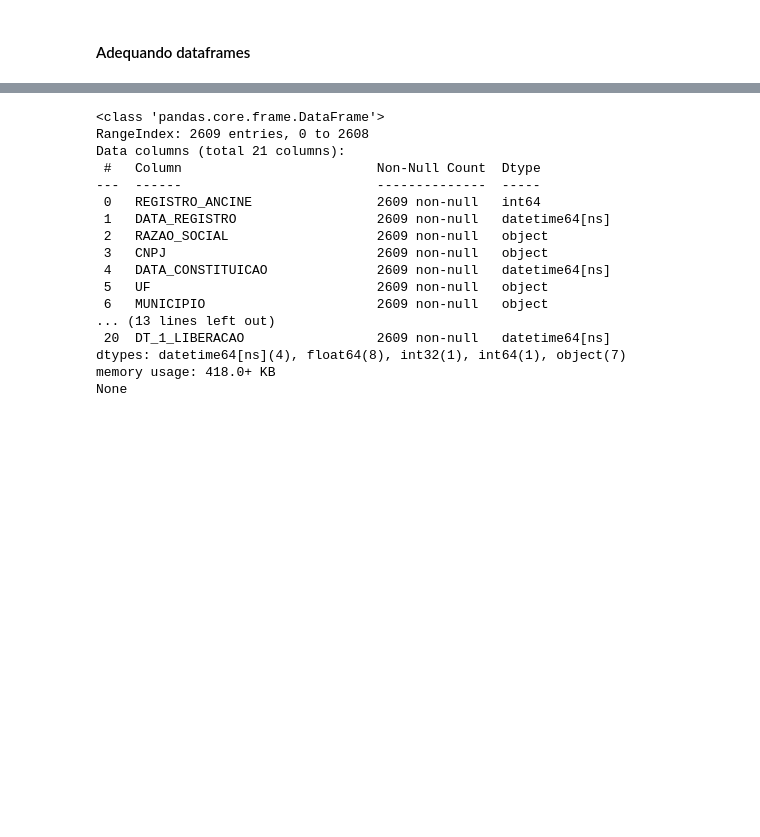
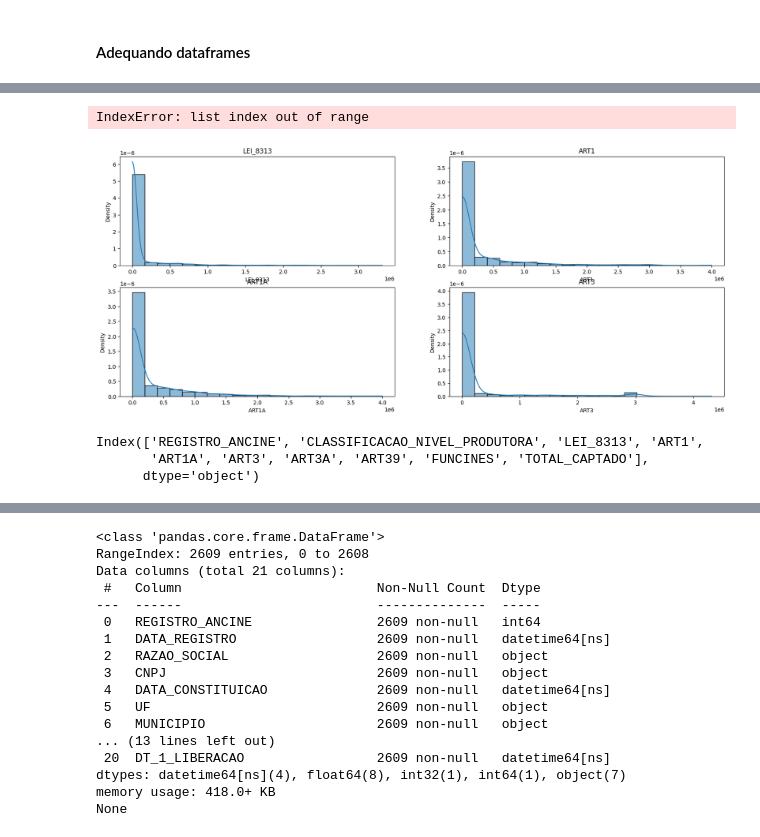
Before and after one commit to fonsecadados/AgenciaNacionalDoCinema_ANCINE, a Jupyter notebook: ANCINE_DesafiosEOportunidades.ipynb, the cells around one changed output, grey strips where cells are left out. Drawn from its saved outputs; the diff is of its cells as text; code cells hidden in the pictures; blank space fills up the shorter version.

```diff
--- a/ANCINE_DesafiosEOportunidades.ipynb
+++ b/ANCINE_DesafiosEOportunidades.ipynb
@@ -906,0 +921,42 @@ SyntaxError: invalid syntax (4104540725.py, line 3)
+# %%
+fsa_desembolso_numerical = fsa_desembolso.select_dtypes(exclude=('datetime64[ns]', 'object', 'bool'))
+renuncia_fiscal_numerical = renuncia_fiscal.select_dtypes(exclude=('datetime64[ns]', 'object', 'bool'))
+
+fig = plt.figure(figsize=(20,8))
+axs = [None] * 4
+gs = gridspec.GridSpec(2, 2)
+axs[0] = fig.add_subplot(gs[0,0])
+axs[1] = fig.add_subplot(gs[0,1])
+axs[2] = fig.add_subplot(gs[1,0])
+axs[3] = fig.add_subplot(gs[1,1])
+
+n_bins = 20
+
+
+# # Plot histograms
+# for i, column in enumerate(['CLASSIFICACAO_NIVEL_PRODUTORA', 'ANO_CHAMADA_PUBLICA', 'VL_CONTRATO_DOU', 'VL_TOTAL_LIBERADO']):
+#     sns.histplot(fsa_desembolso_numerical[column], bins=n_bins, kde=True, ax=axs[i], stat='density')
+#     axs[i].set_title(column)
+
+    # Plot histograms
+for i, column in enumerate(['LEI_8313', 'ART1',
+       'ART1A', 'ART3', 'ART3A', 'ART39', 'FUNCINES', 'TOTAL_CAPTADO']):
+    sns.histplot(renuncia_fiscal_numerical[column], bins=n_bins, kde=True, ax=axs[i], stat='density')
+    axs[i].set_title(column)
+
+# axs[0].hist(fsa_desembolso_numerical['CLASSIFICACAO_NIVEL_PRODUTORA'], bins=n_bins, density=True, histtype='stepfilled')
+# axs[1].hist(fsa_desembolso_numerical['ANO_CHAMADA_PUBLICA'], bins=n_bins, density=True)
+# axs[2].hist(fsa_desembolso_numerical['VL_CONTRATO_DOU'], bins=n_bins, density=True)
+# axs[3].hist(fsa_desembolso_numerical['VL_TOTAL_LIBERADO'], bins=n_bins, density=True)
+
+plt.tight_layout()
+plt.show()
+# %% [output]
+IndexError: list index out of range
+[figure, added]
+# %%
+renuncia_fiscal_numerical.columns
+# %% [output]
+Index(['REGISTRO_ANCINE', 'CLASSIFICACAO_NIVEL_PRODUTORA', 'LEI_8313', 'ART1',
+       'ART1A', 'ART3', 'ART3A', 'ART39', 'FUNCINES', 'TOTAL_CAPTADO'],
+      dtype='object')
```
Also changed, not shown: parts of 9 cells of this notebook.
